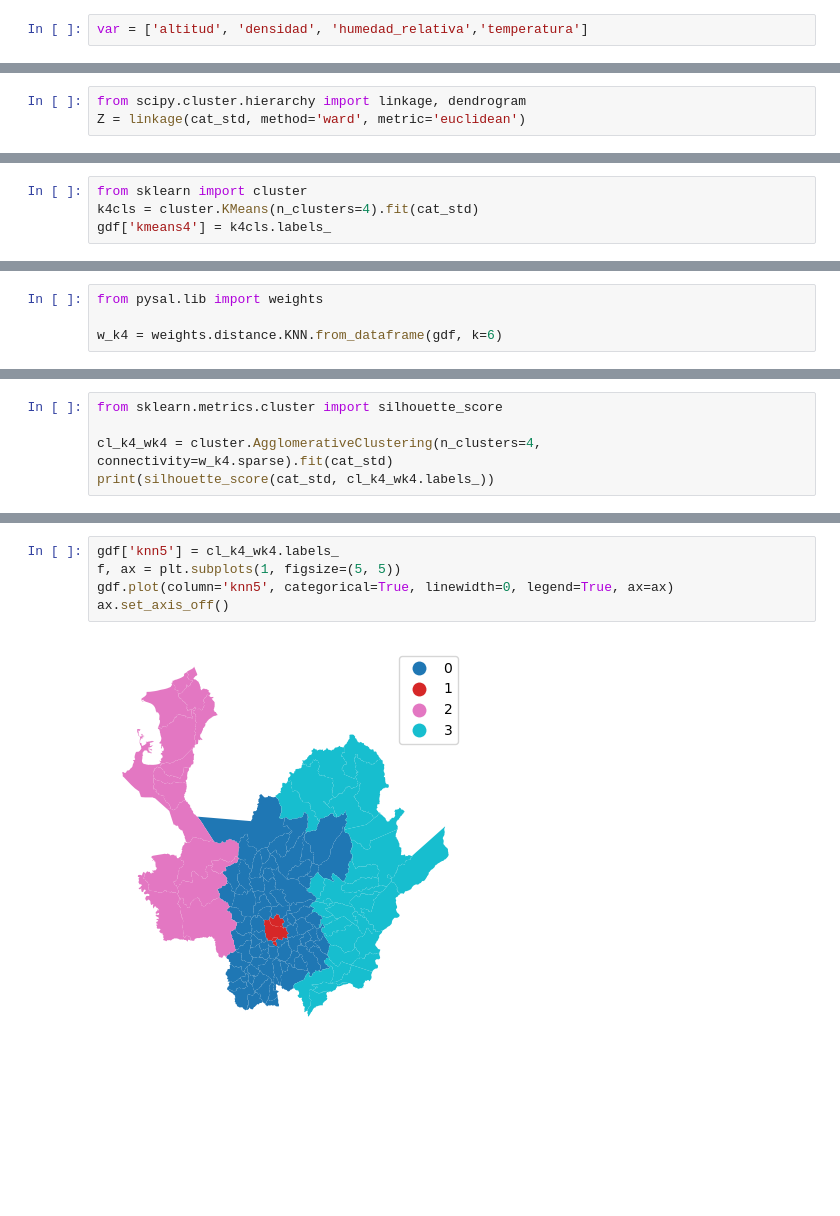
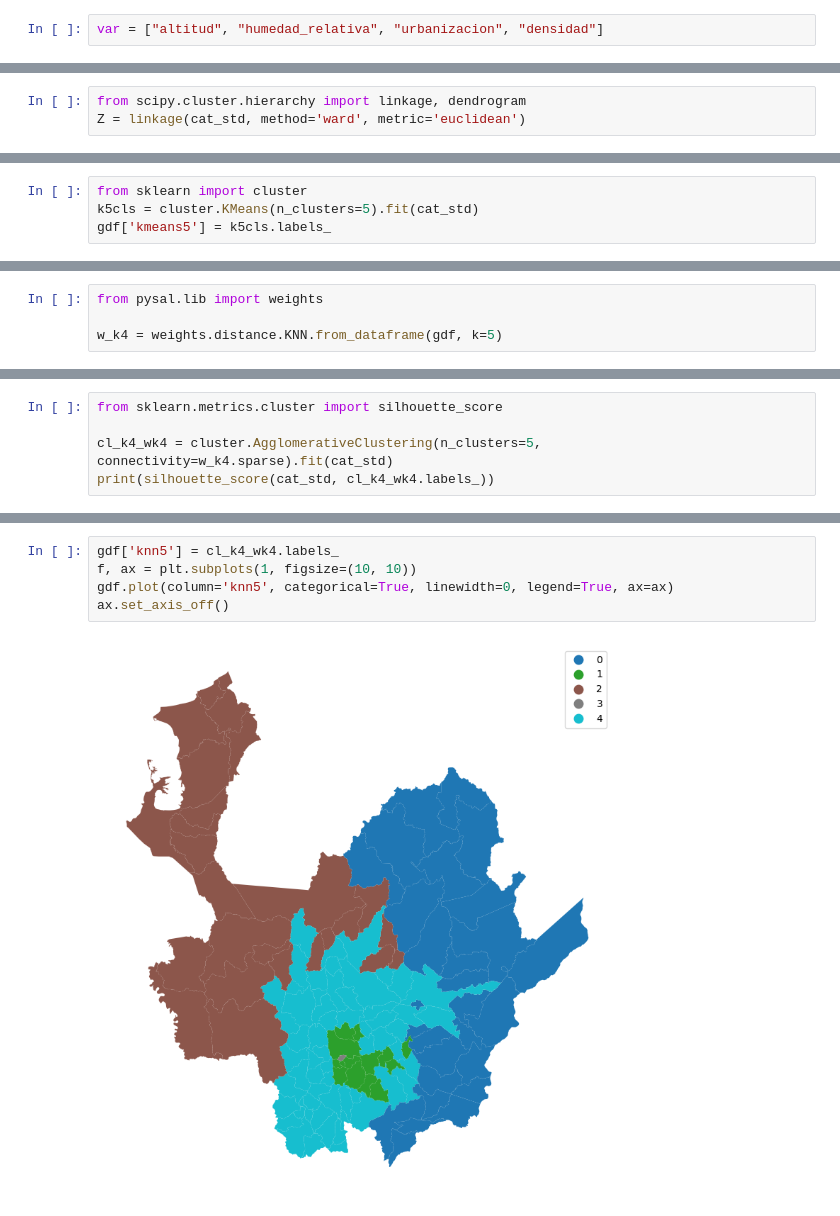
Before and after one commit to algarciach/AnalisisGeoespacial, a Jupyter notebook: Covid19_book/05_spatial-cluster.ipynb, the cells around one changed output, grey strips where cells are left out. Cells and saved outputs as stored; diff of their text form; blank space fills up the shorter version.

```diff
--- a/Covid19_book/05_spatial-cluster.ipynb
+++ b/Covid19_book/05_spatial-cluster.ipynb
@@ -30,7 +30,7 @@ memory usage: 13.8+ KB
 # %% [markdown]
 ## Agrupamiento Espacial (Regionalización)
 # %%
-var = ['altitud', 'densidad', 'humedad_relativa','temperatura']
+var = ["altitud", "humedad_relativa", "urbanizacion", "densidad"]
 # %%
 from sklearn.preprocessing import StandardScaler
 cat_std = StandardScaler().fit_transform(gdf[var])
@@ -49,6 +49,6 @@ plt.tight_layout()
 # %%
 from sklearn import cluster
-k4cls = cluster.KMeans(n_clusters=4).fit(cat_std)
-gdf['kmeans4'] = k4cls.labels_
+k5cls = cluster.KMeans(n_clusters=5).fit(cat_std)
+gdf['kmeans5'] = k5cls.labels_
 # %%
 f, ax = plt.subplots(1, 1, figsize=(10, 10))
@@ -65,7 +83,7 @@ gdf.boxplot(column='densidad', by='kmeans4', ax=ax)
 # %%
 from pysal.lib import weights
 
-w_k4 = weights.distance.KNN.from_dataframe(gdf, k=6)
+w_k4 = weights.distance.KNN.from_dataframe(gdf, k=5)
 # %%
 f, axs = plt.subplots(figsize=(10, 10))
 ax = gdf.plot(edgecolor='k', facecolor='w', ax=axs)
@@ -93,6 +111,6 @@ axs.set_axis_off()
 # %%
 from sklearn.metrics.cluster import silhouette_score
 
-cl_k4_wk4 = cluster.AgglomerativeClustering(n_clusters=4, connectivity=w_k4.sparse).fit(cat_std)
+cl_k4_wk4 = cluster.AgglomerativeClustering(n_clusters=5, connectivity=w_k4.sparse).fit(cat_std)
 print(silhouette_score(cat_std, cl_k4_wk4.labels_))
 # %% [output]
@@ -106,7 +124,7 @@ print(silhouette_score(cat_std,cl_d30.labels_))
 # %%
 gdf['knn5'] = cl_k4_wk4.labels_
-f, ax = plt.subplots(1, figsize=(5, 5))
+f, ax = plt.subplots(1, figsize=(10, 10))
 gdf.plot(column='knn5', categorical=True, linewidth=0, legend=True, ax=ax)
 ax.set_axis_off()
 # %% [output]
-[figure, old version]
+[figure, new version]
```
Also changed, not shown: parts of 10 cells of this notebook, 28 other files.
